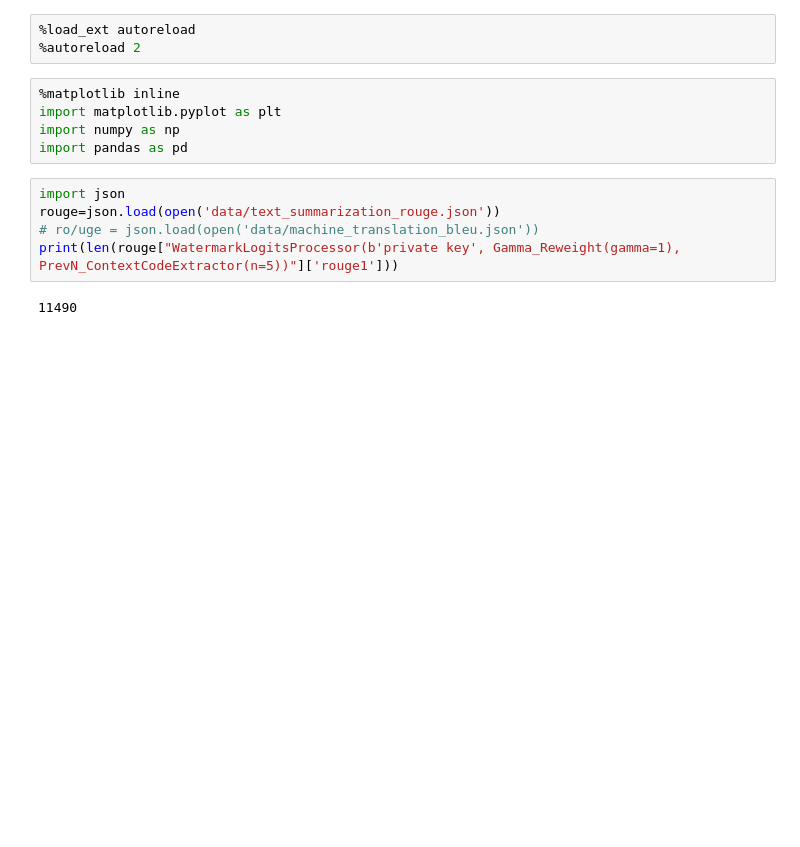
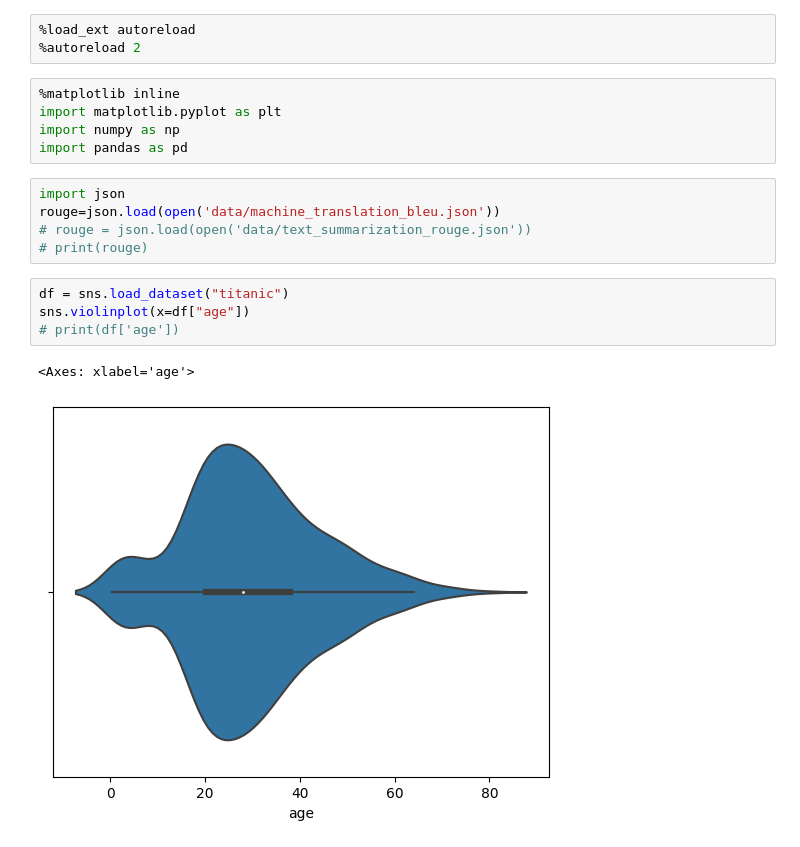
Before and after one commit to xiaoniu-578fa6bff964d005/UnbiasedWatermark, a Jupyter notebook: plot.ipynb, the cells around one changed output. Drawn from its saved outputs; the diff is of its cells as text; blank space fills up the shorter version.

```diff
--- a/plot.ipynb
+++ b/plot.ipynb
@@ -6,13 +6,18 @@
 import matplotlib.pyplot as plt
 import numpy as np
 import pandas as pd
-# %%
-import json
-rouge=json.load(open('data/text_summarization_rouge.json'))
-# ro/uge = json.load(open('data/machine_translation_bleu.json'))
-print(len(rouge["WatermarkLogitsProcessor(b'private key', Gamma_Reweight(gamma=1), PrevN_ContextCodeExtractor(n=5))"]['rouge1']))
-# %% [output]
-11490
+# %%
+import json
+rouge=json.load(open('data/machine_translation_bleu.json'))
+# rouge = json.load(open('data/text_summarization_rouge.json'))
+# print(rouge)
+# %%
+df = sns.load_dataset("titanic")
+sns.violinplot(x=df["age"])
+# print(df['age'])
+# %% [output]
+<Axes: xlabel='age'>
+[figure, added]
 # %%
 # nested dict to dataframe
 def map_wp_str(wp_str):
```
Also changed, not shown: parts of 2 cells of this notebook, 2 other files.
